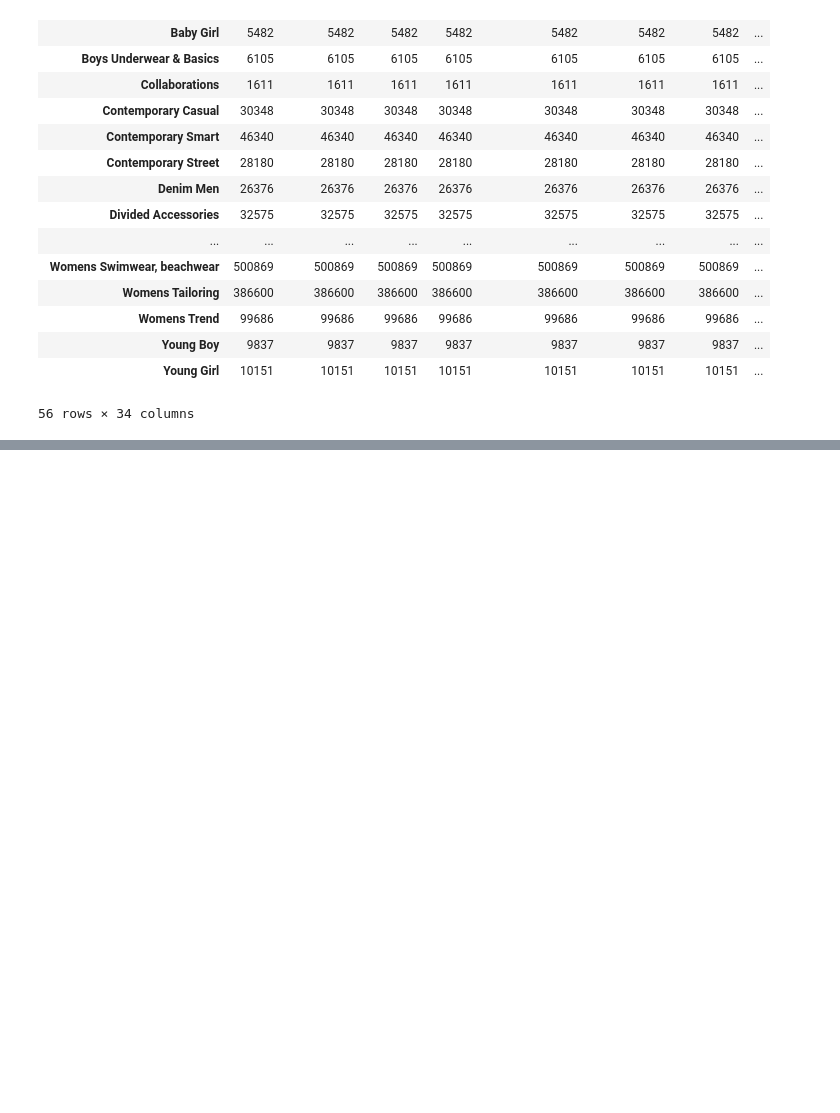
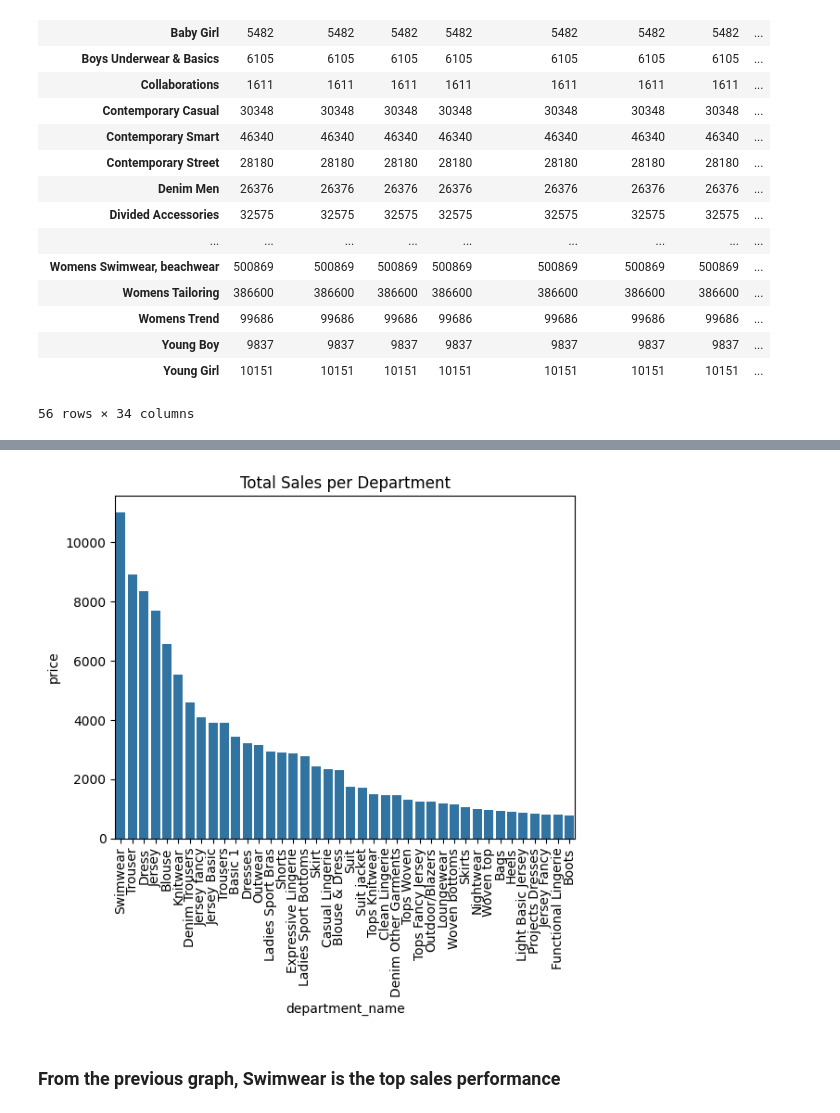
Before and after one commit to thousandoaks/Maths4DS-I, a Jupyter notebook: notebooks/RetailLab_ContinuousDistributions.ipynb, the cells around one changed output, grey strips where cells are left out. Cells and saved outputs as stored; diff of their text form; code cells hidden in the pictures; blank space fills up the shorter version.

```diff
--- a/notebooks/RetailLab_ContinuousDistributions.ipynb
+++ b/notebooks/RetailLab_ContinuousDistributions.ipynb
@@ -408,0 +265,3 @@ Name: price, dtype: float64
+# %%
+TransactionsAndArticlesAndCustomersGroupbyDepartment=TransactionsAndArticlesAndCustomers.groupby('department_name').agg({'price':'sum'}).sort_values(by='price',ascending=False)
+TransactionsAndArticlesAndCustomersGroupbyDepartment.head(20)
@@ -408,0 +287,9 @@ Name: price, dtype: float64
+# %%
+
+g=sns.barplot(data=TransactionsAndArticlesAndCustomersGroupbyDepartment.head(40),x='department_name',y='price')
+g.set_title('Total Sales per Department');
+g.set_xticklabels(g.get_xticklabels(), rotation=90);
+# %% [output]
+[figure, added]
+# %% [markdown]
+### From the previous graph, Swimwear is the top sales performance
```
Also changed, not shown: parts of 50 cells of this notebook.
